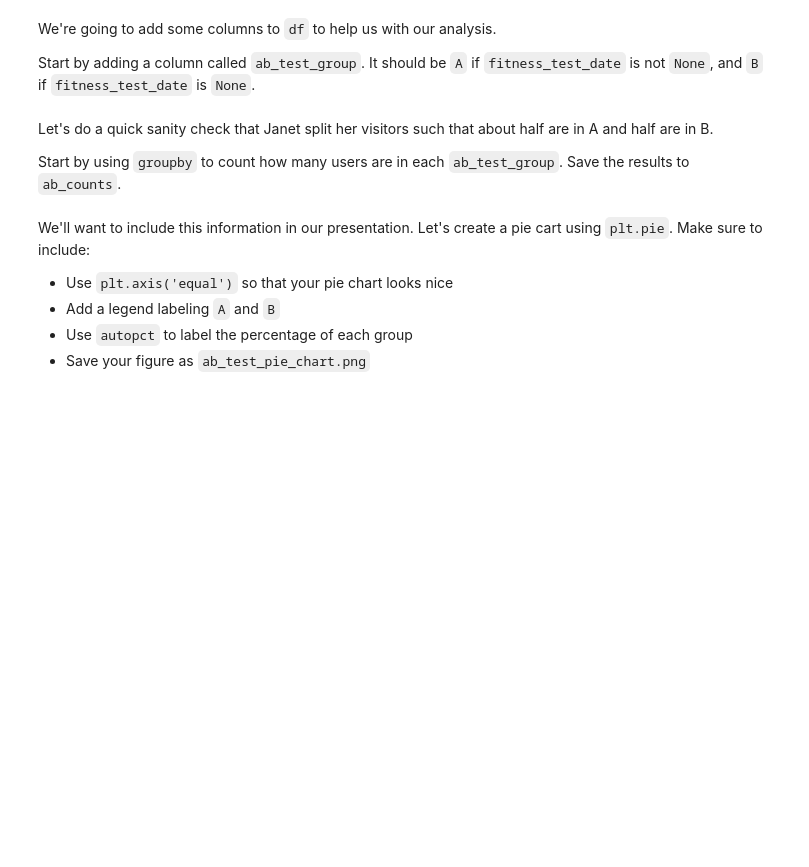
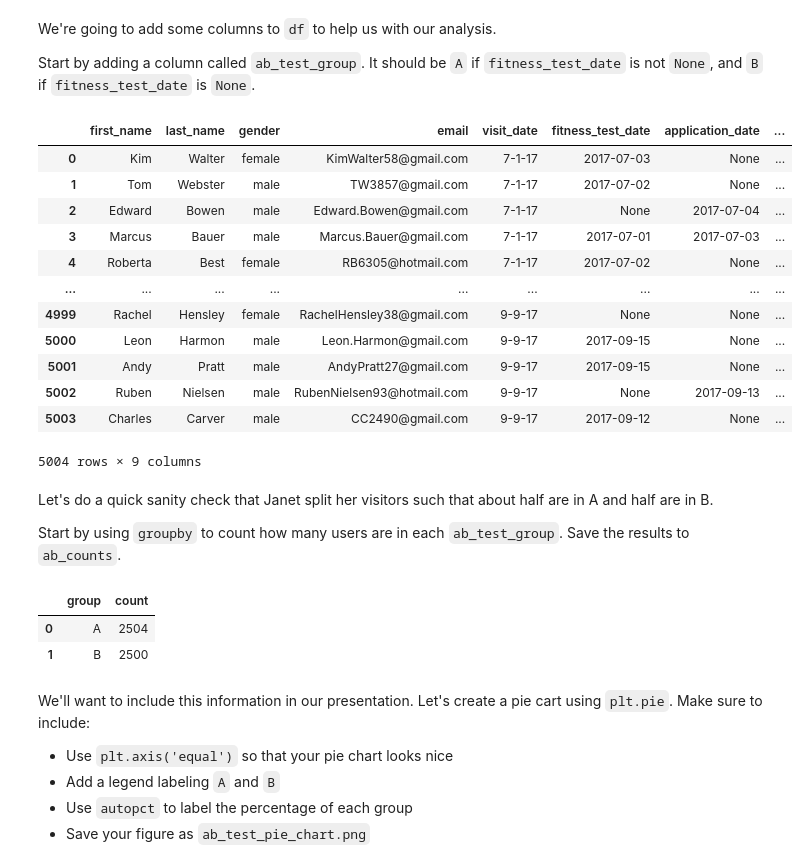
Before and after one commit to Klaynie/Learning-Python, a Jupyter notebook: Learning-Python/Codecademy/MuscleHub/musclehub.ipynb, the cells around one changed output. Drawn from its saved outputs; the diff is of its cells as text; code cells hidden in the pictures; blank space fills up the shorter version.

```diff
--- a/Learning-Python/Codecademy/MuscleHub/musclehub.ipynb
+++ b/Learning-Python/Codecademy/MuscleHub/musclehub.ipynb
@@ -188,10 +205,35 @@ We have some data to work with! Import the following modules so that we can star
 We're going to add some columns to `df` to help us with our analysis.
 
 Start by adding a column called `ab_test_group`.  It should be `A` if `fitness_test_date` is not `None`, and `B` if `fitness_test_date` is `None`.
+# %%
+df['ab_test_group'] = df.fitness_test_date.apply(lambda x: 'A' if not pd.isna(x) else 'B')
+df
+# %% [output]
+|  | first_name | last_name | gender | email | visit_date | fitness_test_date | application_date | ... |
+| 0 | Kim | Walter | female | KimWalter58@gmail.com | 7-1-17 | 2017-07-03 | None | ... |
+| 1 | Tom | Webster | male | TW3857@gmail.com | 7-1-17 | 2017-07-02 | None | ... |
+| 2 | Edward | Bowen | male | Edward.Bowen@gmail.com | 7-1-17 | None | 2017-07-04 | ... |
+| 3 | Marcus | Bauer | male | Marcus.Bauer@gmail.com | 7-1-17 | 2017-07-01 | 2017-07-03 | ... |
+| 4 | Roberta | Best | female | RB6305@hotmail.com | 7-1-17 | 2017-07-02 | None | ... |
+| ... | ... | ... | ... | ... | ... | ... | ... | ... |
+| 4999 | Rachel | Hensley | female | RachelHensley38@gmail.com | 9-9-17 | None | None | ... |
+| 5000 | Leon | Harmon | male | Leon.Harmon@gmail.com | 9-9-17 | 2017-09-15 | None | ... |
+| 5001 | Andy | Pratt | male | AndyPratt27@gmail.com | 9-9-17 | 2017-09-15 | None | ... |
+| 5002 | Ruben | Nielsen | male | RubenNielsen93@hotmail.com | 9-9-17 | None | 2017-09-13 | ... |
+| 5003 | Charles | Carver | male | CC2490@gmail.com | 9-9-17 | 2017-09-12 | None | ... |
+5004 rows × 9 columns
 # %% [markdown]
 Let's do a quick sanity check that Janet split her visitors such that about half are in A and half are in B.
 
 Start by using `groupby` to count how many users are in each `ab_test_group`.  Save the results to `ab_counts`.
+# %%
+ab_counts = df.groupby('ab_test_group').first_name.count().reset_index()
+ab_counts.columns = ['group', 'count']
+ab_counts
+# %% [output]
+|  | group | count |
+| 0 | A | 2504 |
+| 1 | B | 2500 |
 # %% [markdown]
 We'll want to include this information in our presentation.  Let's create a pie cart using `plt.pie`.  Make sure to include:
 - Use `plt.axis('equal')` so that your pie chart looks nice
```
Also changed, not shown: parts of 12 cells of this notebook, 1 other file.
